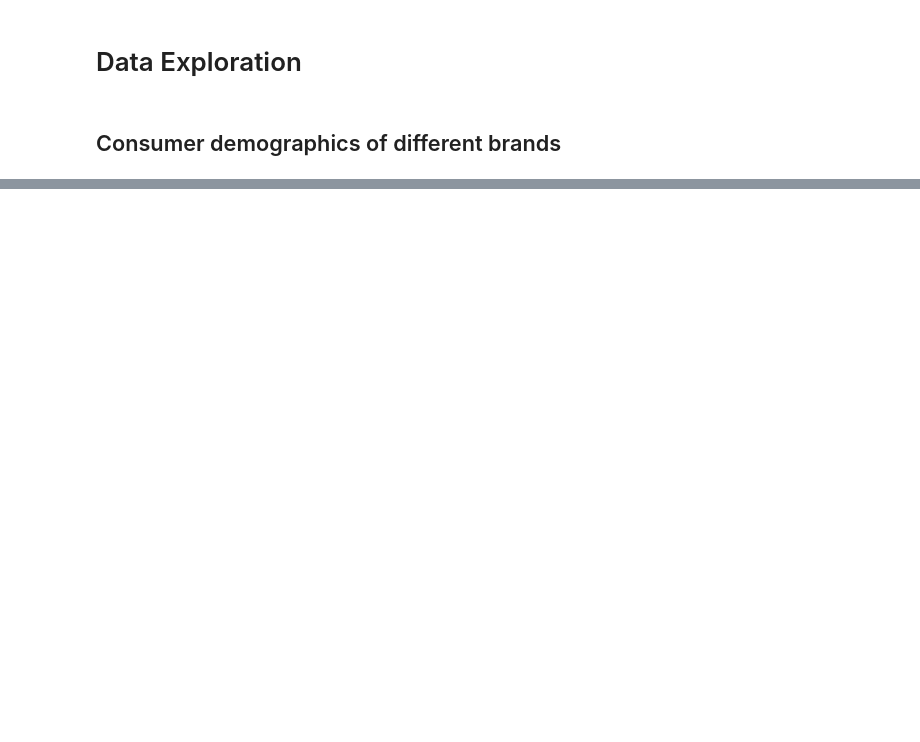
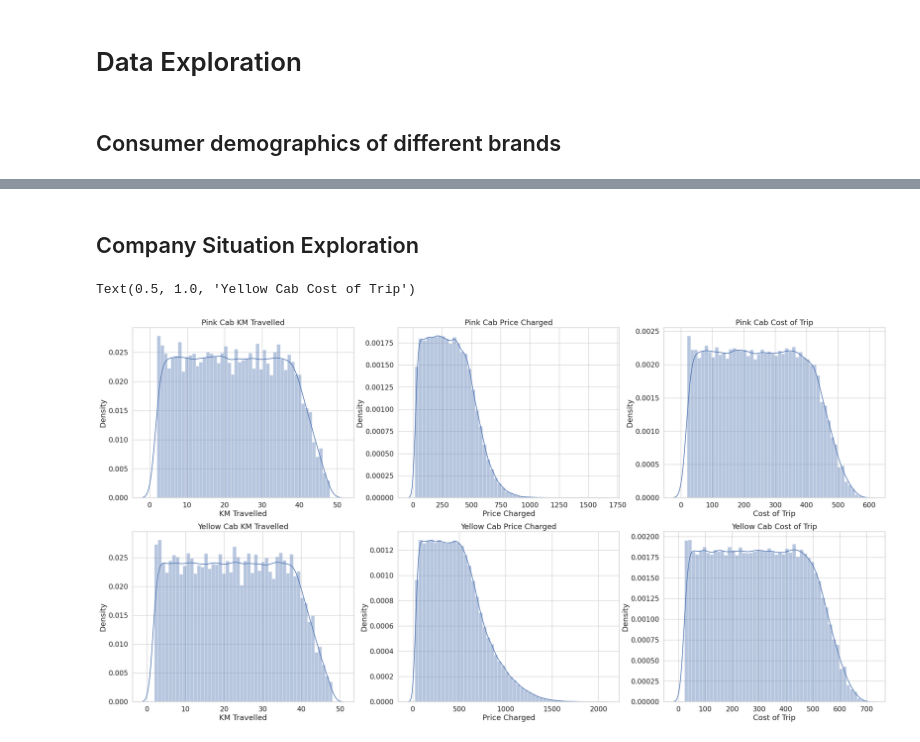
Before and after one commit to DDDk3332/Data-Glacier-assignment, a Jupyter notebook: week 2/DataGlacier_week_2.ipynb, the cells around one changed output, grey strips where cells are left out. Drawn from its saved outputs; the diff is of its cells as text; code cells hidden in the pictures; blank space fills up the shorter version.

```diff
--- a/week 2/DataGlacier_week_2.ipynb
+++ b/week 2/DataGlacier_week_2.ipynb
@@ -113,0 +152,32 @@ plt.show()
+# %% [markdown]
+## Company Situation Exploration
+# %%
+# Set the graphic style and set the font size
+sns.set(style="whitegrid", font_scale=1.4)
+
+# Create a large graphic
+fig, axes = plt.subplots(nrows=2, ncols=3, figsize=(30, 15))
+
+#KM Travelled distribution
+sns.distplot(pink_cab['KM Travelled'], ax=axes[0, 0])
+axes[0, 0].set_title('Pink Cab KM Travelled')
+
+sns.distplot(yellow_cab['KM Travelled'], ax=axes[1, 0])
+axes[1, 0].set_title('Yellow Cab KM Travelled')
+
+#Price Charged distribution
+sns.distplot(pink_cab['Price Charged'], ax=axes[0, 1])
+axes[0, 1].set_title('Pink Cab Price Charged')
+
+sns.distplot(yellow_cab['Price Charged'], ax=axes[1, 1])
+axes[1, 1].set_title('Yellow Cab Price Charged')
+
+#Cost of Trip distribution
+sns.distplot(pink_cab['Cost of Trip'], ax=axes[0, 2])
+axes[0, 2].set_title('Pink Cab Cost of Trip')
+
+sns.distplot(yellow_cab['Cost of Trip'], ax=axes[1, 2])
+axes[1, 2].set_title('Yellow Cab Cost of Trip')
+# %% [output]
+Text(0.5, 1.0, 'Yellow Cab Cost of Trip')
+[figure, added]
```
Also changed, not shown: parts of 26 cells of this notebook.
